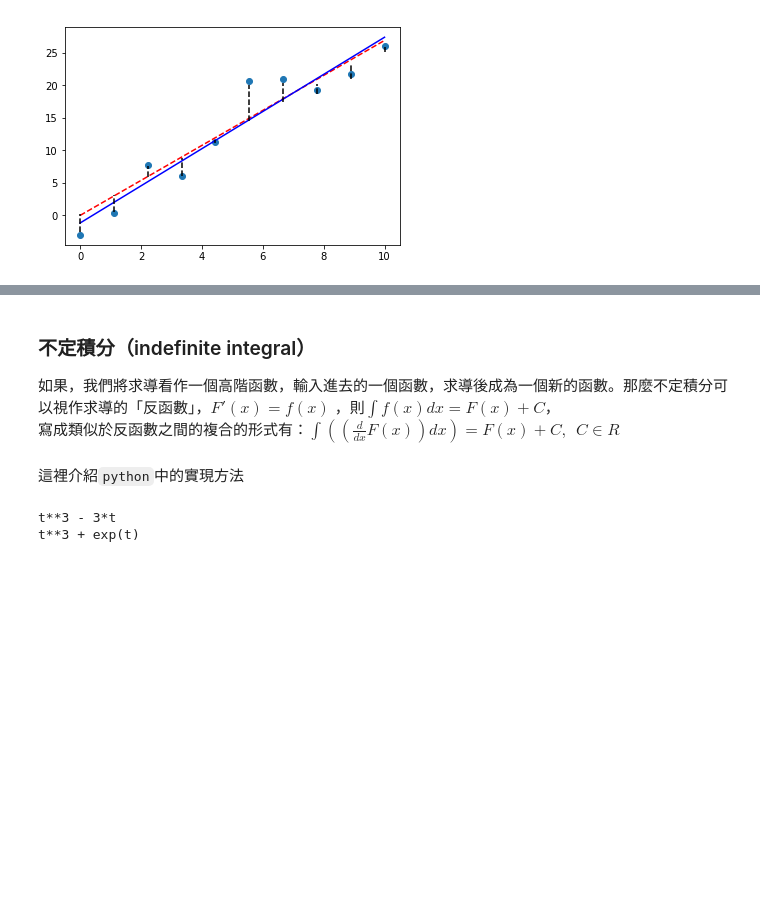
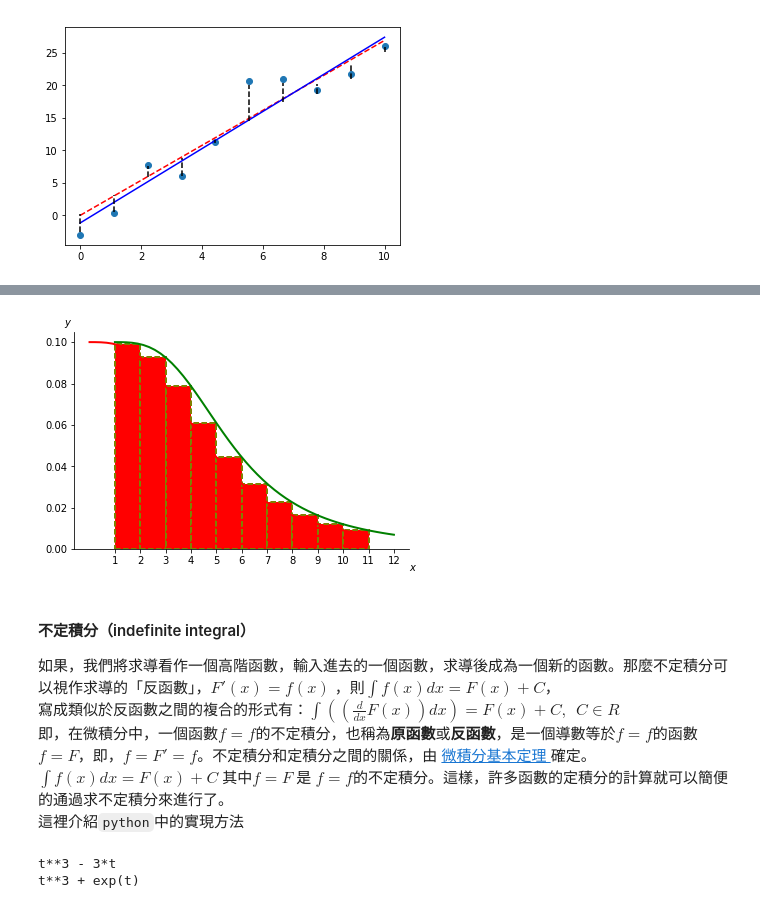
Before and after one commit to TerenceLiu98/Undergraduate-in-Statistics, a Jupyter notebook: Use PY in Calculus.ipynb, the cells around one changed output, grey strips where cells are left out. Drawn from its saved outputs; the diff is of its cells as text; code cells hidden in the pictures; blank space fills up the shorter version.

```diff
--- a/Use PY in Calculus.ipynb
+++ b/Use PY in Calculus.ipynb
@@ -773,9 +859,44 @@ plt.plot(domain,[v.subs(t,i) for i in domain],linewidth = 2)
+# %%
+import numpy as np
+import matplotlib.pyplot as plt
+import matplotlib.ticker as ticker
+
+def func(x):
+    n = 10
+    return n / (n ** 2 + x ** 3)
+
+a, b = 2, 9  # integral limits
+x = np.linspace(0, 11)
+y = func(x)
+x2 = np.linspace(1, 12)
+y2 = func(x2-1)
+ix = np.linspace(1, 10, 10)
+iy = func(ix)
+
+fig, ax = plt.subplots()
+plt.plot(x, y, 'r', linewidth=2, zorder=15)
+plt.plot(x2, y2, 'g', linewidth=2, zorder=15)
+plt.bar(ix, iy, width=1, color='r', align='edge', ec='olive', ls='--', lw=2,zorder=10)
+plt.ylim(ymin=0)
+
+plt.figtext(0.9, 0.05, '$x$')
+plt.figtext(0.1, 0.9, '$y$')
+
+ax.spines['right'].set_visible(False)
+ax.spines['top'].set_visible(False)
+ax.xaxis.set_major_locator(ticker.IndexLocator(base=1, offset=1))
+plt.show()
+# %% [output]
+[figure, added]
 # %% [markdown]
-### 不定積分（indefinite integral）
+#### 不定積分（indefinite integral）
 
 如果，我們將求導看作一個高階函數，輸入進去的一個函數，求導後成為一個新的函數。那麼不定積分可以視作求導的「反函數」，$F'(x) = f(x)$ ，則$\int f(x)dx = F(x) + C$，<br>
 寫成類似於反函數之間的複合的形式有：$\int((\frac{d}{dx}F(x))dx) = F(x) + C, \ \ C \in R$
 <br>
+即，在微積分中，一個函數$f = f$的不定積分，也稱為**原函數**或**反函數**，是一個導數等於$ f=f $的函數$ f = F $，即，$f = F' = f$。不定積分和定積分之間的關係，由 <a href = "https://zh.wikipedia.org/wiki/微积分基本定理"> 微積分基本定理 </a> 確定。
+<br>
+$\int f(x) dx = F(x) + C$ 其中$f = F$ 是 $f = f$的不定積分。這樣，許多函數的定積分的計算就可以簡便的通過求不定積分來進行了。
 <br>
 這裡介紹`python`中的實現方法
 # %%
```
Also changed, not shown: parts of 15 cells of this notebook, 2 other files.
